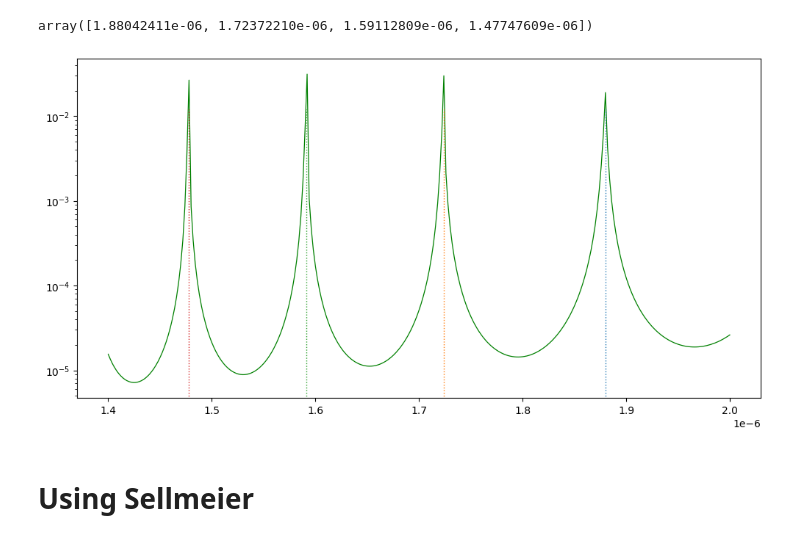
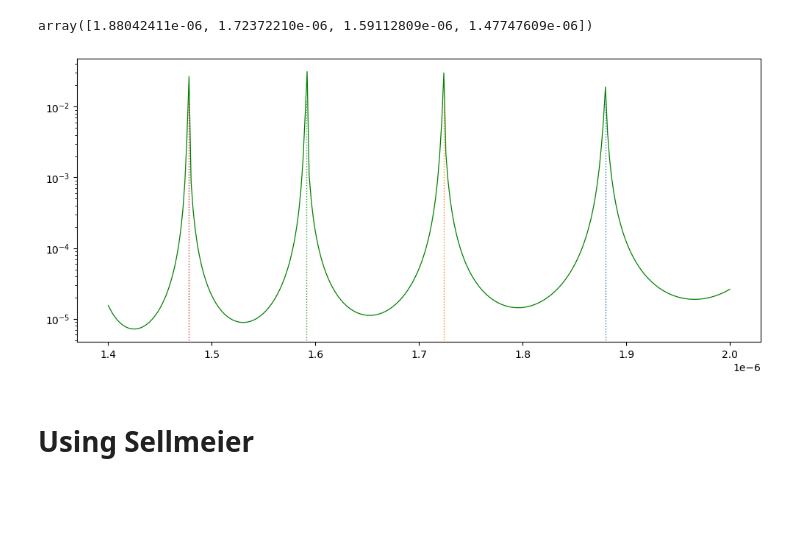
Before and after one commit to frankybuckets/fibermode2, a Jupyter notebook: fiber/microstruct/bragg/notebooks/exact/N1/N1_Wavelength.ipynb, the cells around one changed output. Cells and saved outputs as stored; diff of their text form; code cells hidden in the pictures; blank space fills up the shorter version.

```diff
--- a/fiber/microstruct/bragg/notebooks/exact/N1/N1_Wavelength.ipynb
+++ b/fiber/microstruct/bragg/notebooks/exact/N1/N1_Wavelength.ipynb
@@ -102,13 +102,13 @@ Ls
 array([1.88042411e-06, 1.72372210e-06, 1.59112809e-06, 1.47747609e-06])
 # %%
 %matplotlib inline
-plt.figure(figsize=(12,6))
+plt.figure(figsize=(12,5))
 plt.plot(wls, -betas1.imag, color='green', linewidth=.9)
 plt.yscale('log')
 for l in Ls:
     plt.plot([l,l], [0, .012],  linewidth=1, linestyle=':')
 # %% [output]
-[figure, old version]
+[figure, new version]
 # %%
 # np.save('../../Air_Buffer_Thickness_Studies/N2_studies/data/N1_wls.npy', betas1)
 # %% [markdown]
```
Also changed, not shown: parts of 3 cells of this notebook, 3 other files.
